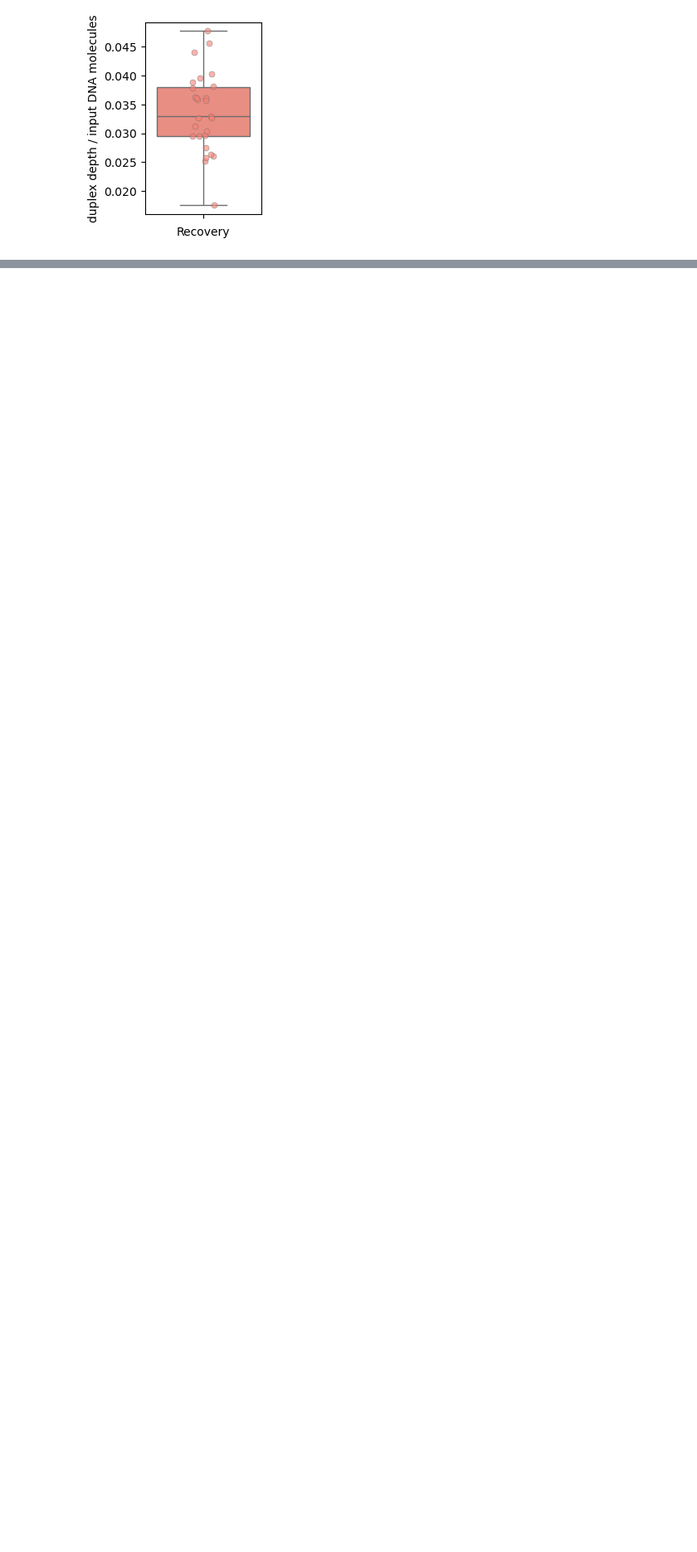
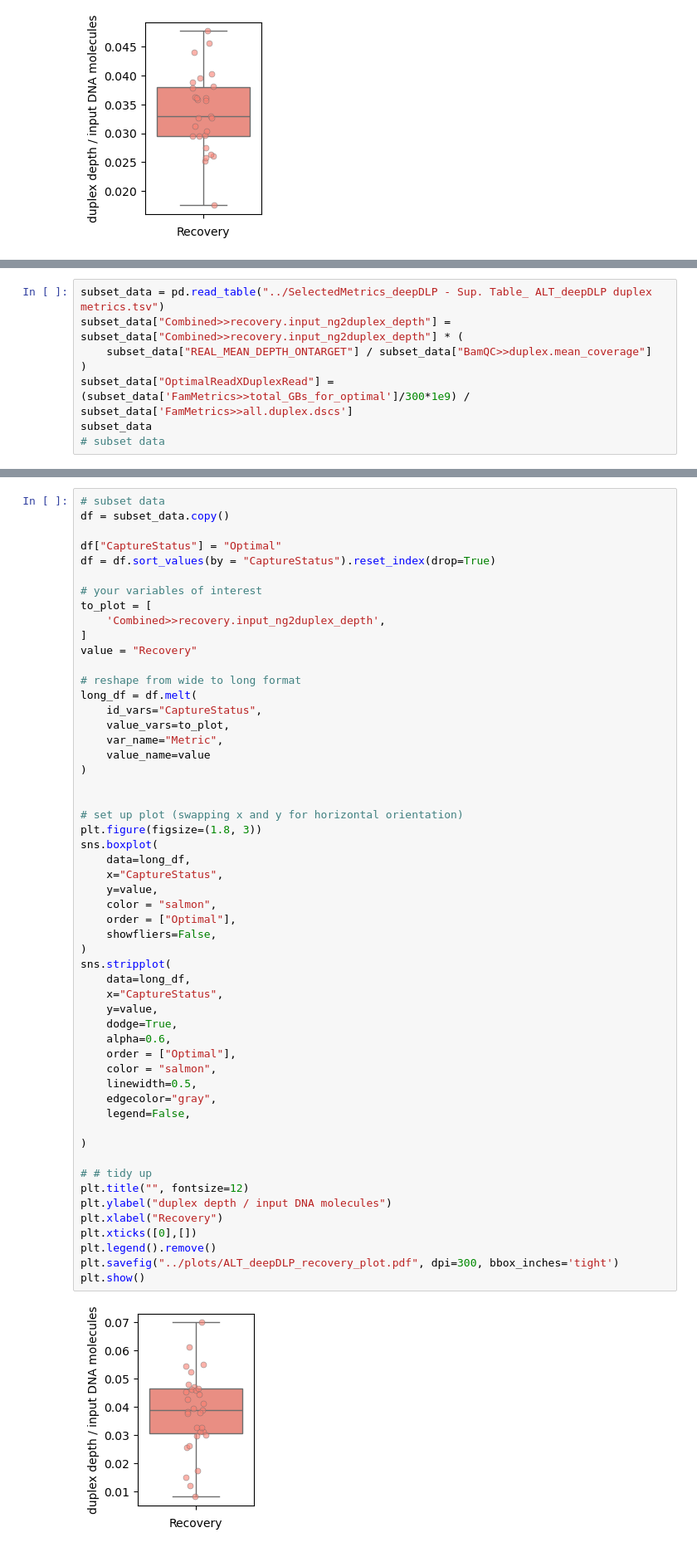
Before and after one commit to bbglab/DeepClone_protocol, a Jupyter notebook: main/figure3/scripts/plot_ontarget_experiments.ipynb, the cells around one changed output, grey strips where cells are left out. Shown at 83% size. Saved outputs shown, nothing was run; the diff lists cells and outputs as text; blank space fills up the shorter version.

Commit message:
add ALT_deepDLP recovery plot
- missing rerun in the cluster with all the data

```diff
--- a/main/figure3/scripts/plot_ontarget_experiments.ipynb
+++ b/main/figure3/scripts/plot_ontarget_experiments.ipynb
@@ -502,0 +375,8 @@ plt.show()
+# %%
+subset_data = pd.read_table("../SelectedMetrics_deepDLP - Sup. Table_ ALT_deepDLP duplex metrics.tsv")
+subset_data["Combined>>recovery.input_ng2duplex_depth"] = subset_data["Combined>>recovery.input_ng2duplex_depth"] * (
+    subset_data["REAL_MEAN_DEPTH_ONTARGET"] / subset_data["BamQC>>duplex.mean_coverage"]
+)
+subset_data["OptimalReadXDuplexRead"] = (subset_data['FamMetrics>>total_GBs_for_optimal']/300*1e9) / subset_data['FamMetrics>>all.duplex.dscs']
+subset_data
+# subset data
@@ -502,0 +443,56 @@ plt.show()
+# %%
+# subset data
+df = subset_data.copy()
+
+df["CaptureStatus"] = "Optimal"
+df = df.sort_values(by = "CaptureStatus").reset_index(drop=True)
+
+# your variables of interest
+to_plot = [
+    'Combined>>recovery.input_ng2duplex_depth',
+]
+value = "Recovery"
+
+# reshape from wide to long format
+long_df = df.melt(
+    id_vars="CaptureStatus",
+    value_vars=to_plot,
+    var_name="Metric",
+    value_name=value
+)
+
+
+# set up plot (swapping x and y for horizontal orientation)
+plt.figure(figsize=(1.8, 3))
+sns.boxplot(
+    data=long_df,
+    x="CaptureStatus",
+    y=value,
+    color = "salmon",
+    order = ["Optimal"],
+    showfliers=False,
+)
+sns.stripplot(
+    data=long_df,
+    x="CaptureStatus",
+    y=value,
+    dodge=True,
+    alpha=0.6,
+    order = ["Optimal"],
+    color = "salmon",
+    linewidth=0.5,
+    edgecolor="gray",
+    legend=False,
+
+)
+
+# # tidy up
+plt.title("", fontsize=12)
+plt.ylabel("duplex depth / input DNA molecules")
+plt.xlabel("Recovery")
+plt.xticks([0],[])
+plt.legend().remove()
+plt.savefig("../plots/ALT_deepDLP_recovery_plot.pdf", dpi=300, bbox_inches='tight')
+plt.show()
+# %% [output]
+[figure, added]
```
Also changed, not shown: parts of 6 cells of this notebook, 2 other files.
